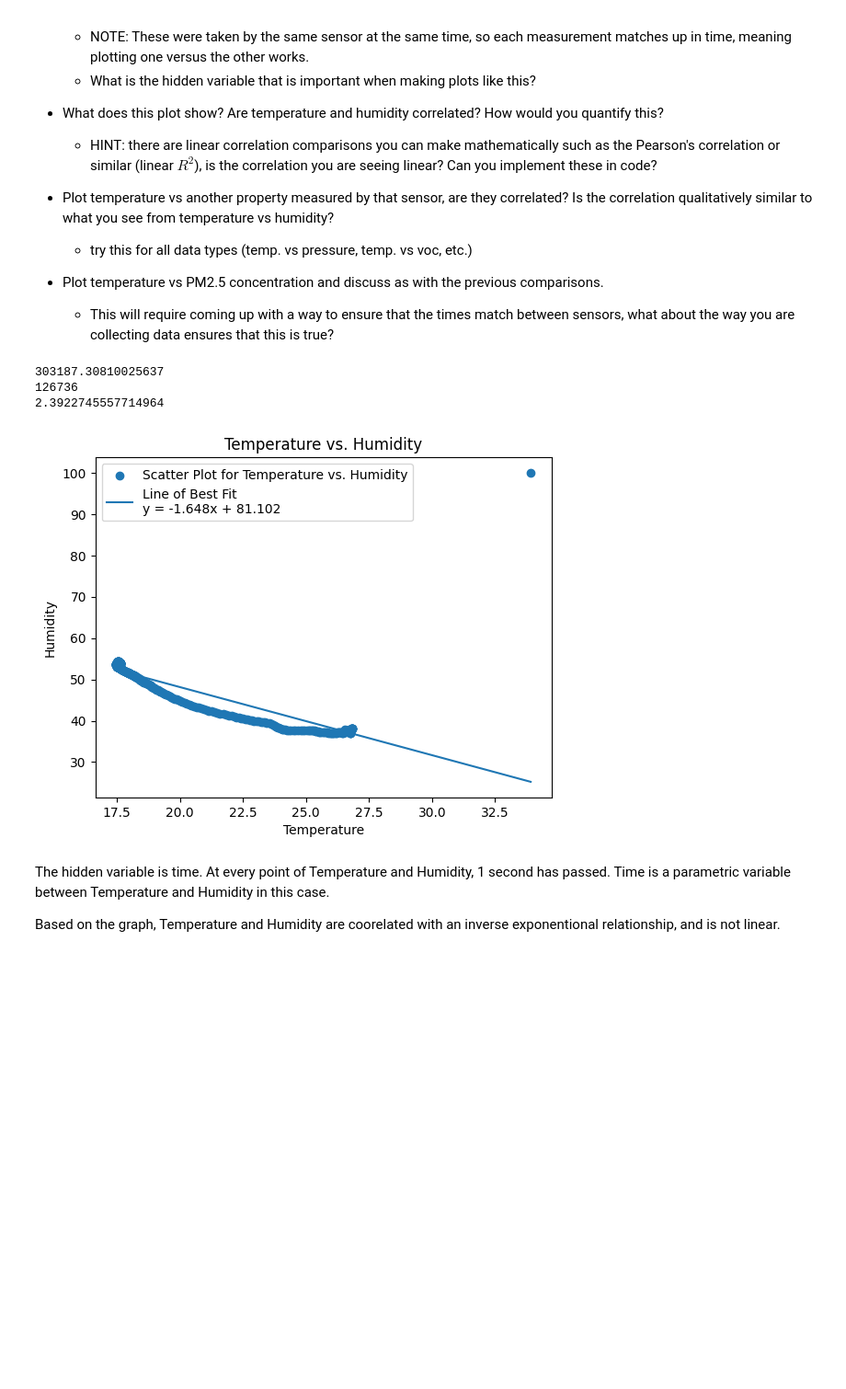
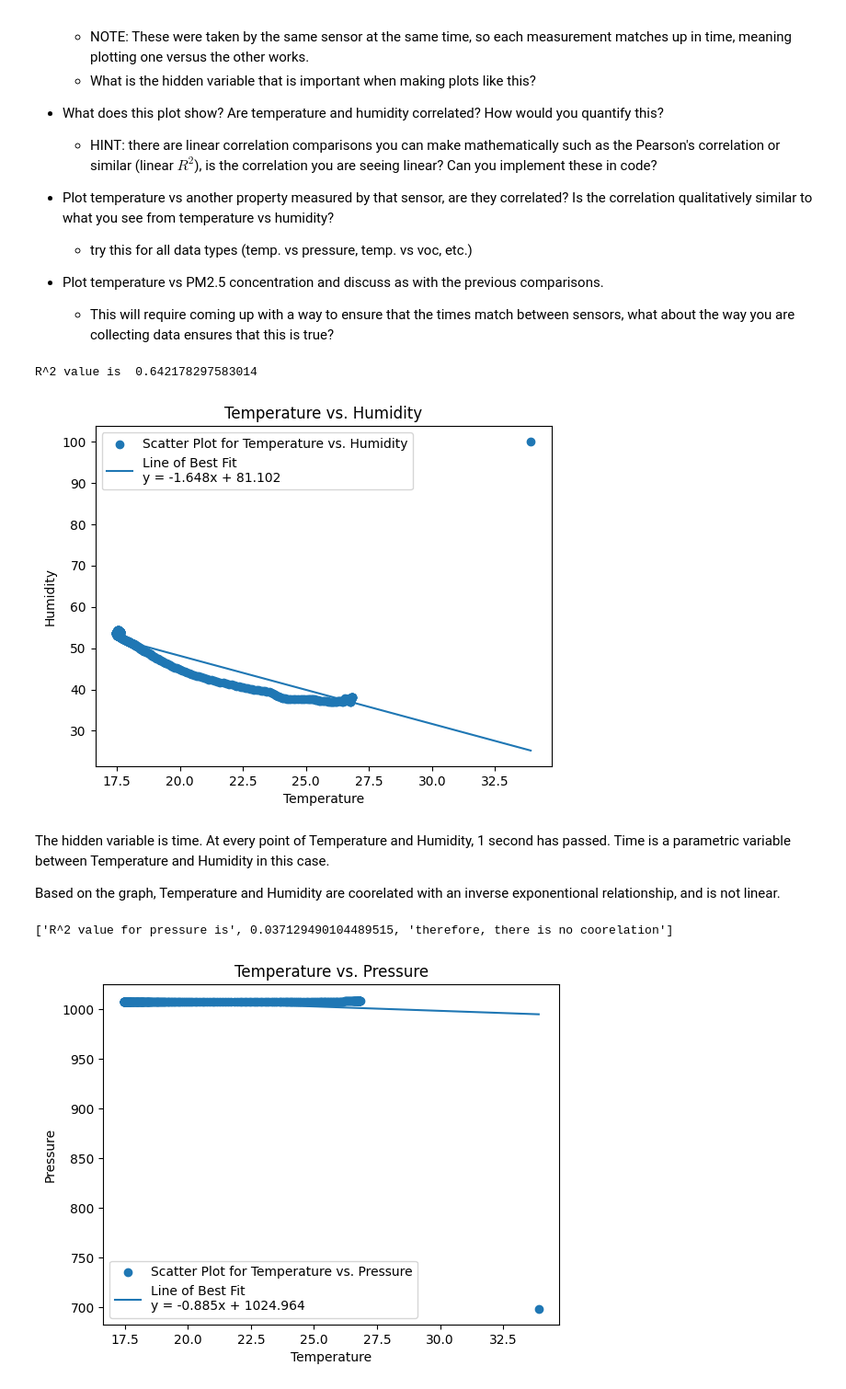
Before and after one commit to Gish-Sky/E11_LabWork, a Jupyter notebook: Lab-Activity-Week-6.ipynb, the cells around one changed output. Shown: that part at 92% size. Drawn from its saved outputs; the diff is of its cells as text; code cells hidden in the pictures; blank space fills up the shorter version.

```diff
--- a/Lab-Activity-Week-6.ipynb
+++ b/Lab-Activity-Week-6.ipynb
@@ -364,23 +364,62 @@ plt.plot(Temperature, a*np.array(Temperature) + b)
 trendline_equation = f'y = {a:.3f}x + {b:.3f}'
 plt.legend(['Scatter Plot for Temperature vs. Humidity', f'Line of Best Fit\n{trendline_equation}'])
 
+#This calculates the r_squared values. I would calculate the coorelation using R^2, which is using the formula
+# R^2 = 1-(sum(yi - y_estimated_by_trend_line)/sum(yi - y_mean))
+
 xi = np.array(Temperature)
 yi = np.array(Humidity)
-difference = xi - yi
-difference = difference**2
-total_difference = np.sum(difference)
-N = len(xi)
-N = N**2
-print(total_difference)
-print(N)
-R_squared = total_difference / N
-print(R_squared)
+y_hat = -1.648*xi + 81.102
+difference1 = (yi - y_hat)**2
+sum_difference1 = np.sum(difference1)
+y_mean = np.mean(Humidity)
+difference2 = (yi - y_mean)**2
+sum_difference2 = np.sum(difference2)
+r_squared = 1 - (sum_difference1/sum_difference2)
+print('R^2 value is ', r_squared)
+
+#Based on the linear fit, the temperature and humidity are poorly coorelated (not coorelated). This is shown by the R^2
+#value, where we see that there is a .64 coorelation.
 # %% [output]
-303187.30810025637
-126736
-2.3922745557714964
+R^2 value is  0.642178297583014
 [figure]
 # %% [markdown]
 The hidden variable is time. At every point of Temperature and Humidity, 1 second has passed. Time is a parametric variable between Temperature and Humidity in this case.
 
 Based on the graph, Temperature and Humidity are coorelated with an inverse exponentional relationship, and is not linear.
+# %%
+#Plotting Temperature vs. Other variables:
+
+#Temperature vs. Pressure Graph and R^2
+outdoors = pd.read_csv("OutsideData.csv")
+Temperature = outdoors['Temperature']
+Pressure = outdoors['Pressure']
+
+plt.scatter(Temperature, Pressure)
+plt.xlabel('Temperature')
+plt.ylabel('Pressure')
+plt.title('Temperature vs. Pressure')
+
+a, b = np.polyfit(Temperature, Pressure, 1)
+plt.plot(Temperature, a*np.array(Temperature) + b)
+trendline_equation = f'y = {a:.3f}x + {b:.3f}'
+plt.legend(['Scatter Plot for Temperature vs. Pressure', f'Line of Best Fit\n{trendline_equation}'])
+
+xi = np.array(Temperature)
+yi = np.array(Pressure)
+y_hat = -.885*xi + 1024.964
+difference1 = (yi - y_hat)**2
+sum_difference1 = np.sum(difference1)
+y_mean = np.mean(Pressure)
+difference2 = (yi - y_mean)**2
+sum_difference2 = np.sum(difference2)
+r_squared = 1 - (sum_difference1/sum_difference2)
+message = ['R^2 value for pressure is', r_squared]
+if .8>r_squared>.4:
+    message.append('therefore, there is poor coorelation')
+if .39>r_squared>=0:
+    message.append('therefore, there is no coorelation')
+print(message)
+# %% [output]
+['R^2 value for pressure is', 0.037129490104489515, 'therefore, there is no coorelation']
+[figure, added]
```
Also changed, not shown: parts of 5 cells of this notebook.
